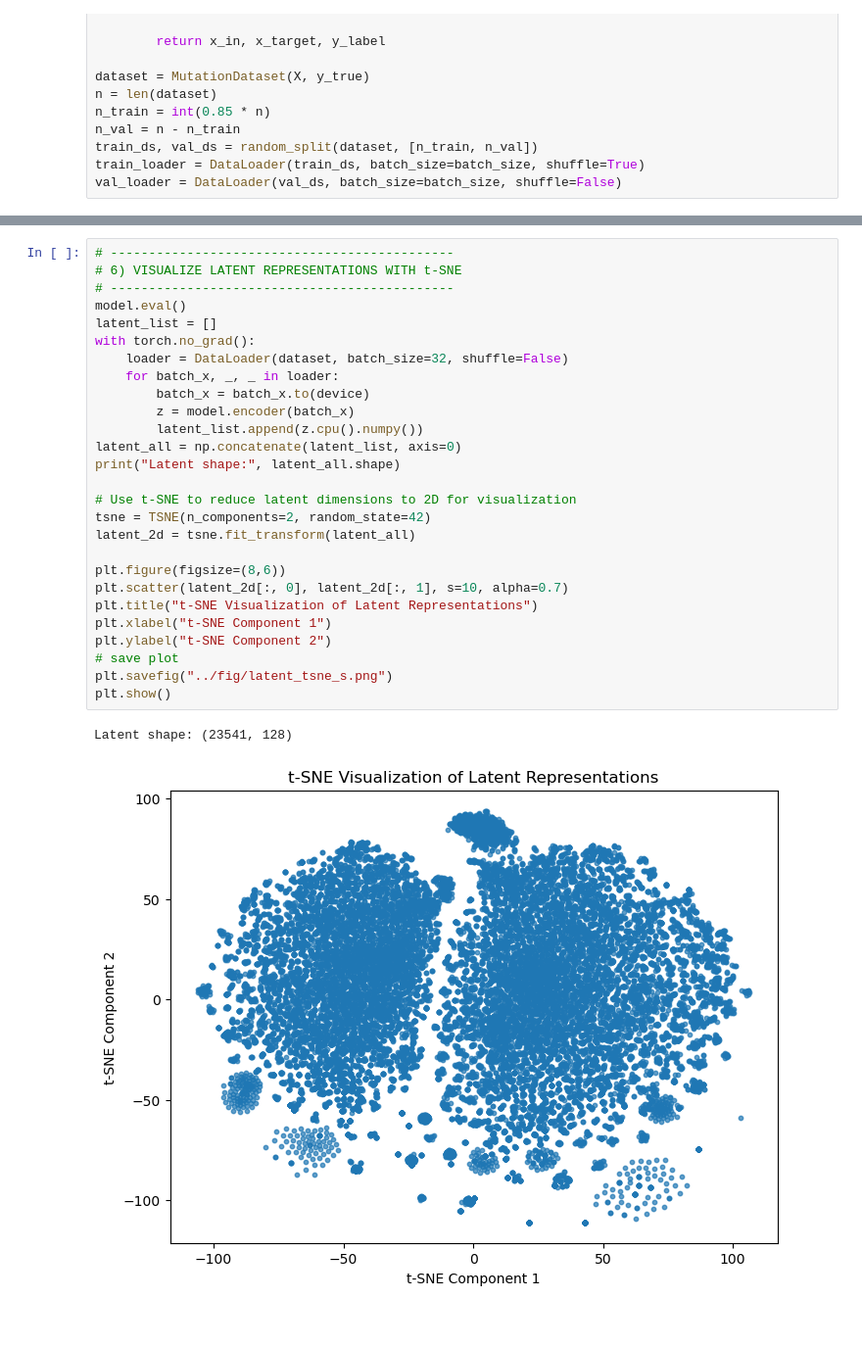
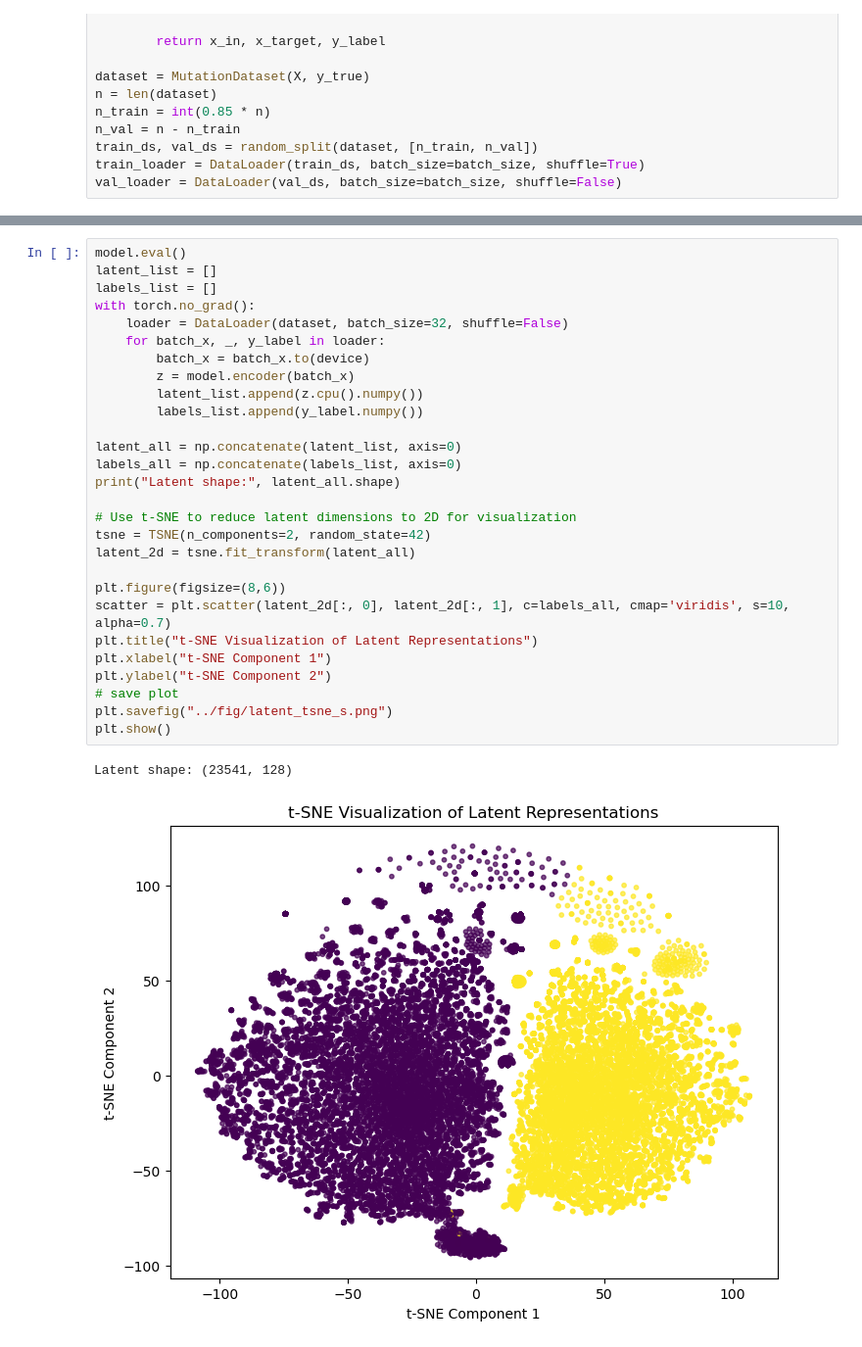
Before and after one commit to Lyce24/DLG_Final_Project, a Jupyter notebook: autoencoder/supervised_ae.ipynb, the cells around one changed output, grey strips where cells are left out. Shown: that part at 98% size. Drawn from its saved outputs; the diff is of its cells as text.

```diff
--- a/autoencoder/supervised_ae.ipynb
+++ b/autoencoder/supervised_ae.ipynb
@@ -246,30 +243,31 @@ Saved latent representations to 'latent_representations.csv'.
 # %%
-# ---------------------------------------------
-# 6) VISUALIZE LATENT REPRESENTATIONS WITH t-SNE
-# ---------------------------------------------
 model.eval()
 latent_list = []
+labels_list = []
 with torch.no_grad():
     loader = DataLoader(dataset, batch_size=32, shuffle=False)
-    for batch_x, _, _ in loader:
+    for batch_x, _, y_label in loader:
         batch_x = batch_x.to(device)
         z = model.encoder(batch_x)
         latent_list.append(z.cpu().numpy())
+        labels_list.append(y_label.numpy())
+
 latent_all = np.concatenate(latent_list, axis=0)
+labels_all = np.concatenate(labels_list, axis=0)
 print("Latent shape:", latent_all.shape)
 
 # Use t-SNE to reduce latent dimensions to 2D for visualization
 tsne = TSNE(n_components=2, random_state=42)
 latent_2d = tsne.fit_transform(latent_all)
 
 plt.figure(figsize=(8,6))
-plt.scatter(latent_2d[:, 0], latent_2d[:, 1], s=10, alpha=0.7)
+scatter = plt.scatter(latent_2d[:, 0], latent_2d[:, 1], c=labels_all, cmap='viridis', s=10, alpha=0.7)
 plt.title("t-SNE Visualization of Latent Representations")
 plt.xlabel("t-SNE Component 1")
 plt.ylabel("t-SNE Component 2")
 # save plot
 plt.savefig("../fig/latent_tsne_s.png")
 plt.show()
 # %% [output]
 Latent shape: (23541, 128)
-[figure, old version]
+[figure, new version]
```
Also changed, not shown: parts of 2 cells of this notebook, 6 other files.
